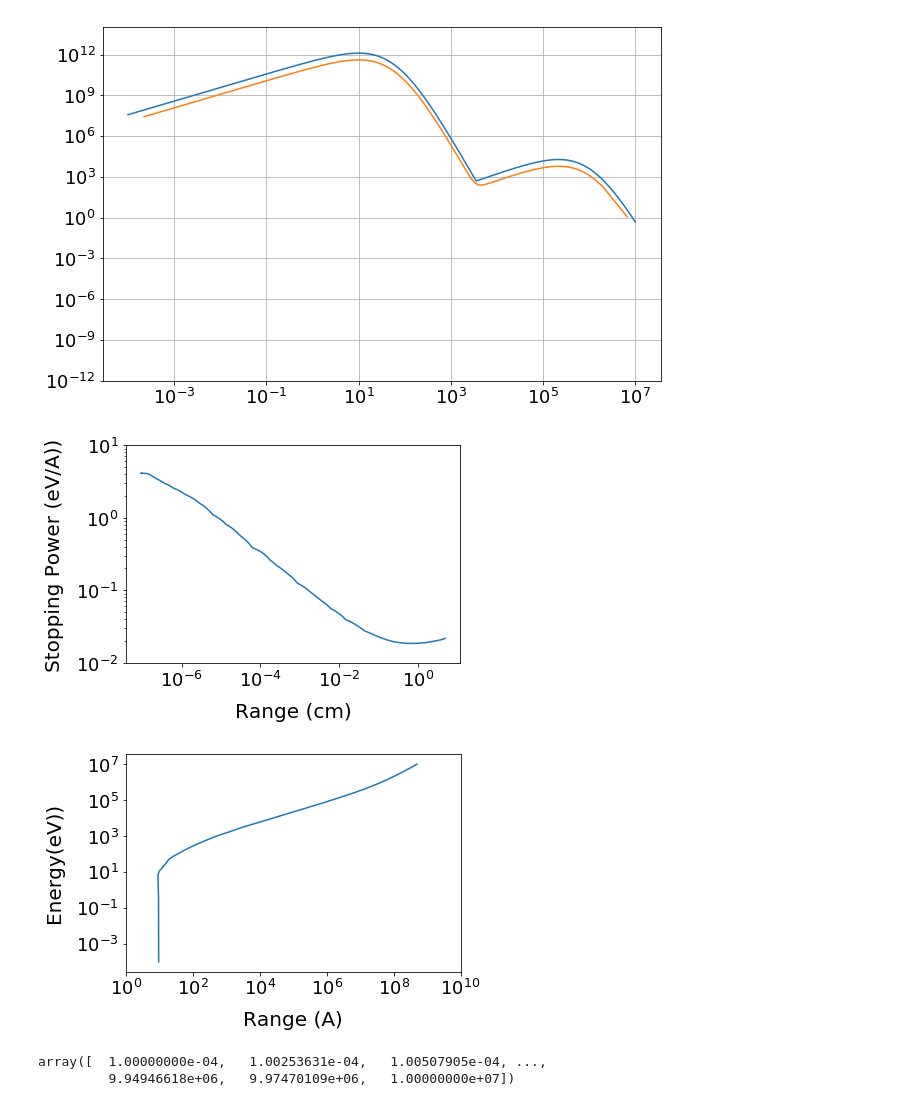
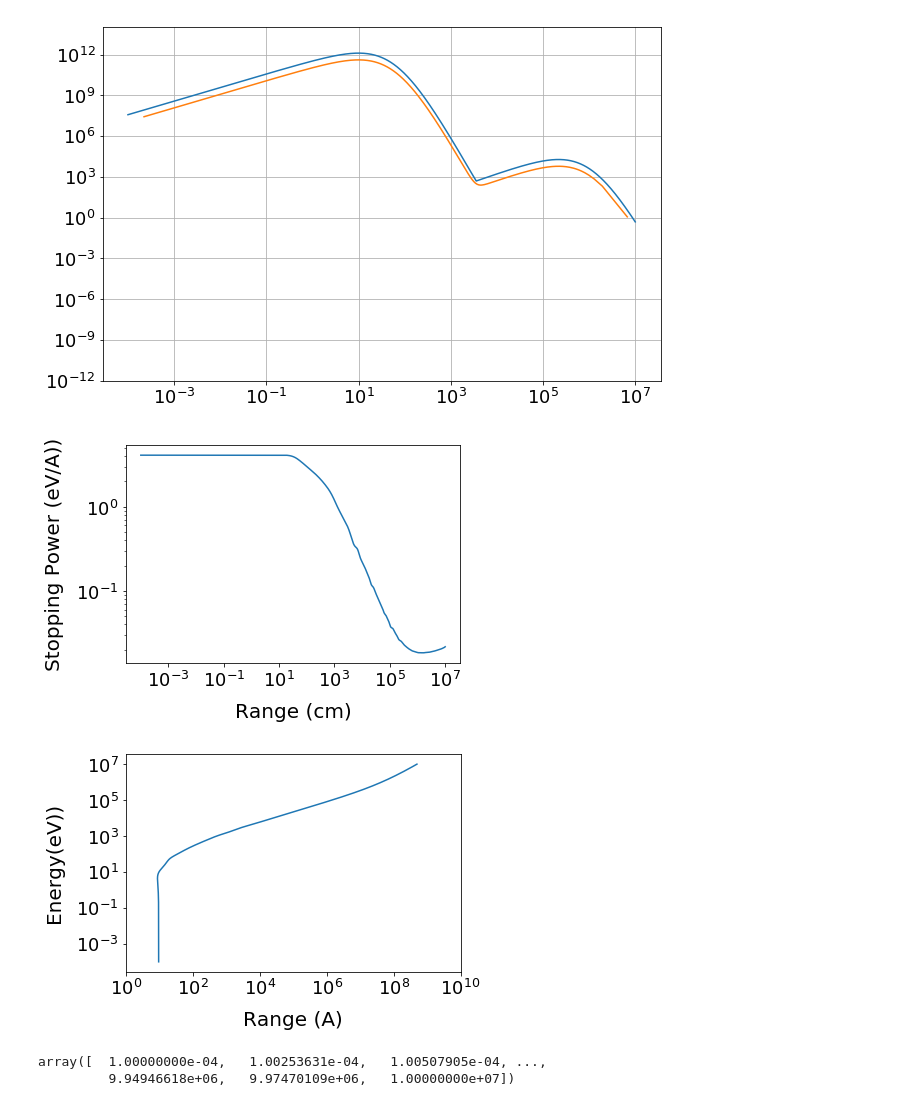
Before and after one commit to christineray26/Oxidants, a Jupyter notebook: Peroxide.ipynb, the cells around one changed output. Saved outputs shown, nothing was run; the diff lists cells and outputs as text; code cells hidden in the pictures.

```diff
--- a/Peroxide.ipynb
+++ b/Peroxide.ipynb
@@ -91,20 +91,23 @@ dx = np.append(dx, dx[-1])
 SP = (dE/dx)#*1e-6*1e-8  #eV/A
 # # sigCe = a*SP;  %cm2  electron H2O2 creation CS
 
-f_rng = scipy.interpolate.interp1d(np.append(0,E),np.append(electrons[0,1],x), kind = 'quadratic')
-f_SP = scipy.interpolate.interp1d(np.append(0,E), np.append(SP[0],SP), kind = 'linear')
-
+#E_int = np.log10(np.append(0,E)),
+#SP_int =  np.log10(np.append(SP[0],SP))
+#f_rng = scipy.interpolate.splrep(np.append(0,E),np.append(x[0], x))
+#f_SP = scipy.interpolate.splrep(np.append(0,E),np.append(SP[0], SP))
+f_SP = scipy.interpolate.interp1d(np.append(0,E),np.append(SP[0], SP), kind = 'cubic')
+f_rng = scipy.interpolate.interp1d(np.append(0,E),np.append(x[0], x), kind = 'cubic')
 
 fig1 = plt.figure(1)
 fig1.set_figheight(6.5)
 fig1.set_figwidth(11)
-#plt.loglog(E,SP)
-plt.loglog(E,SP)
+plt.loglog(x, SP)
+#plt.plot(E_int,SP_int)
 #plt.xlim(10**0, 10**10)
-#plt.ylim(10**-2, 10**1)
+#plt.ylim(-2, 1)
 plt.xlabel('Electron Energy (eV)')
 plt.ylabel('Stopping Power (eV/A)')
-plt.ylim(10**-2, 10**1)
+#plt.ylim(10**-2, 10**1)
 plt.show()
 
 fig2 = plt.figure(2)
@@ -237,35 +198,40 @@ plt.show()
 # %%
 #Choose energy & flux pair
 
 #Mine:
 E = E_vals #eV #energy values at enceladus
 F = F_total
 
 #Ben's
 # E = E_Ben
 # F = F_Ben
 
-rng = f_rng(E) #Angstroms
+#rng = interpolate.splev(E, f_rng) #Angstroms
+rng = f_rng(E)
+#log_SP_int = interpolate.splev(np.log10(E), f_SP)
+#SP_int = interpolate.splev(E, f_SP)
+#SP_int = 10**log_SP_int
 SP_int = f_SP(E)
 dE2 = (E[2:] - E[0:-2])/2
 dE2 = np.append(dE2[0], dE2)
 dE2 = np.append(dE2, dE2[-1])
 
-plt.loglog(rng*1e-8,SP_int)
+#plt.loglog(rng*1e-8,SP_int)
+plt.loglog(E,SP_int)
 plt.xlabel('Range (cm)')
 plt.ylabel('Stopping Power (eV/A))')
 #plt.xlim(1e0,1e10)
-plt.ylim(1e-2,1e1)
+#plt.ylim(1e-2,1e1)
 plt.show()
 
 plt.loglog(rng,E)
 plt.xlabel('Range (A)')
 plt.ylabel('Energy(eV))')
 plt.xlim(1e0,1e10)
 #plt.ylim(1e-2,1e1)
 plt.show()
 # %% [output]
-[figure, old version]
+[figure, new version]
 [figure]
 # %%
 E
```
Also changed, not shown: parts of 22 cells of this notebook, 7 other files.
